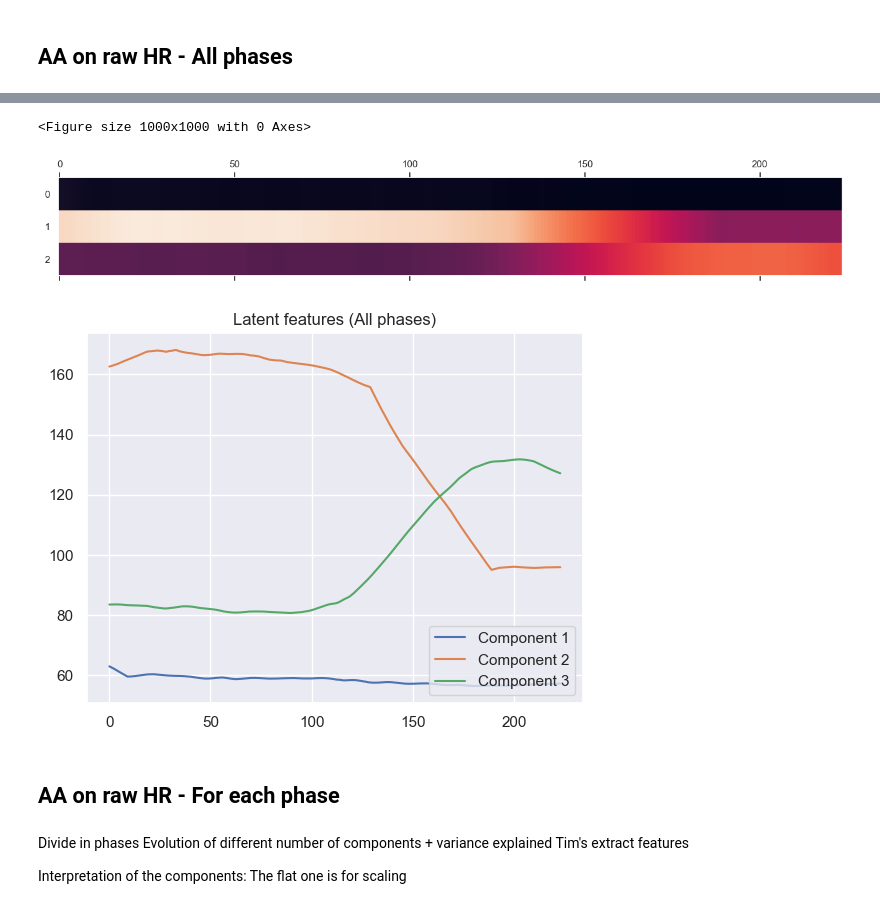
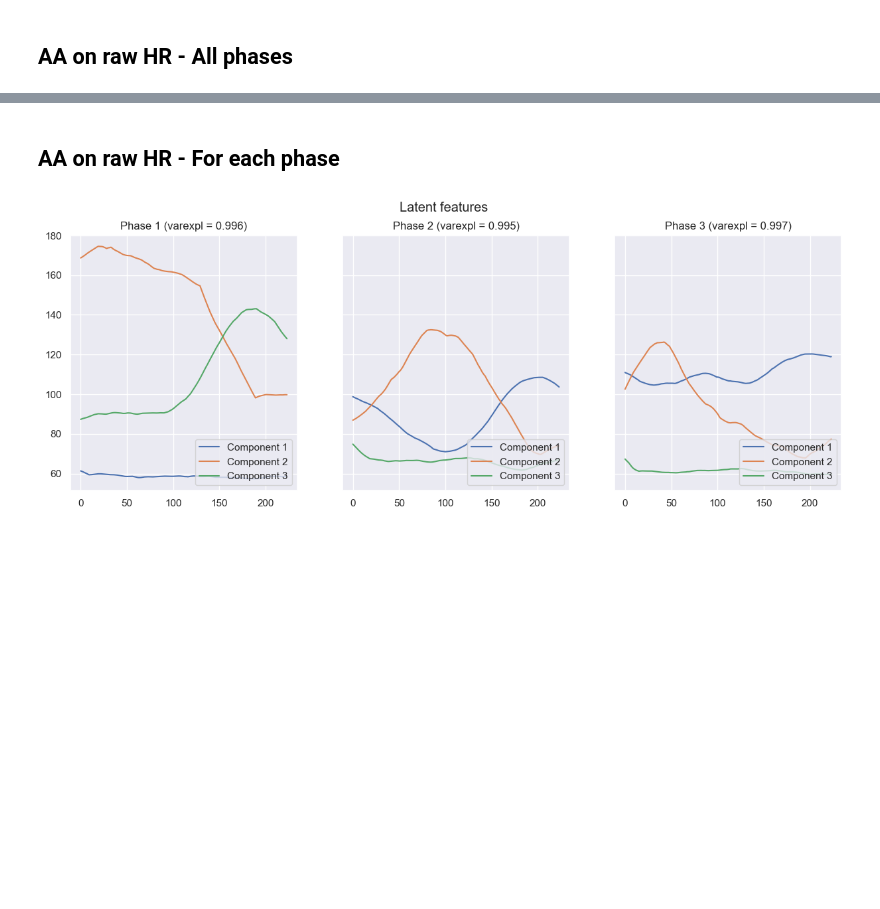
Before and after one commit to tbarcinski/02582-Computational-Data-Analysis, a Jupyter notebook: Case2/AA.ipynb, the cells around one changed output, grey strips where cells are left out. Cells and saved outputs as stored; diff of their text form; code cells hidden in the pictures; blank space fills up the shorter version.

```diff
--- a/Case2/AA.ipynb
+++ b/Case2/AA.ipynb
@@ -150,25 +139,26 @@ Variance explained: 0.9960870250309068
-# %%
-plt.figure(figsize=(10, 10))
-plt.matshow(components,aspect='auto')
-plt.grid(False)
-plt.show()
-
-plt.figure()
-plt.title("Latent features (All phases)")
-for i in range(components.shape[0]):
-    plt.plot(components[i, :], label=f"Component {i+1}")
-plt.legend(loc='lower right')
-plt.show()
-# %% [output]
-<Figure size 1000x1000 with 0 Axes>
-[figure, removed]
-[figure, removed]
 # %% [markdown]
 ## AA on raw HR - For each phase
-# %% [markdown]
-Divide in phases
-Evolution of different number of components + variance explained
-Tim's extract features
-
-Interpretation of the components:
-The flat one is for scaling
+# %%
+n_components = 3
+
+phase_data = [raw_ds_ph1, raw_ds_ph2, raw_ds_ph3]
+fig, ax = plt.subplots(1, 3, figsize=(15,5),sharex=False, sharey=True)
+fig.suptitle("Latent features")
+for phase in range(len(phase_data)):
+    X = phase_data[phase]
+
+    # AA
+    XC, S, C, SSE, varexpl = py_pcha.PCHA(np.asarray(X.T), noc=n_components, delta=0.1)
+    S = np.asarray(S)
+    C = np.asarray(C)
+    X_hat = X.T @ C @ S
+    L = 0.5*np.linalg.norm(X.T-X_hat)**2
+    components = np.asarray(XC.T)
+
+    # Plot
+    ax[phase].set_title(f"Phase {phase+1} (varexpl = {round(varexpl, 3)})")
+    for i in range(components.shape[0]):
+        ax[phase].plot(components[i, :], label=f"Component {i+1}")
+    ax[phase].legend(loc='lower right')
+# %% [output]
+[figure, added]
```
Also changed, not shown: parts of 14 cells of this notebook.
